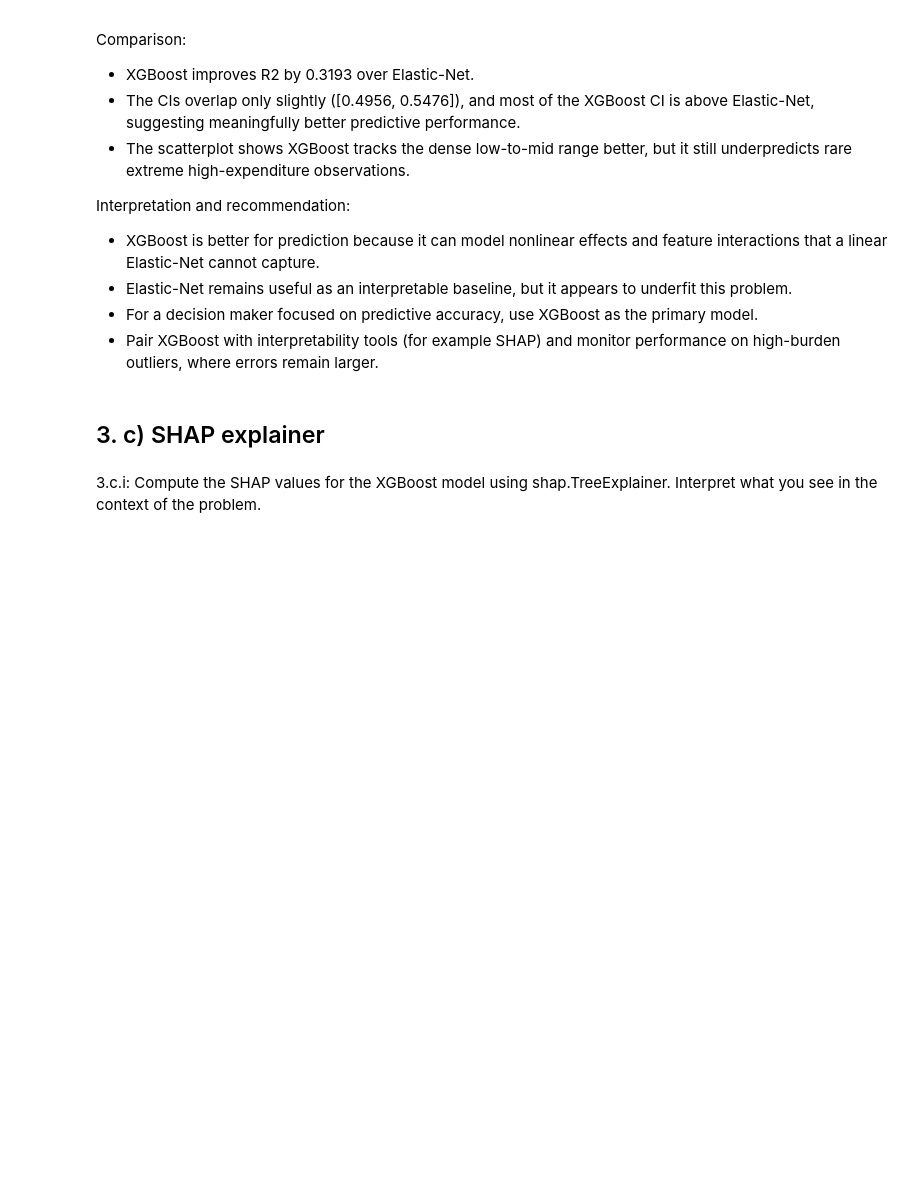
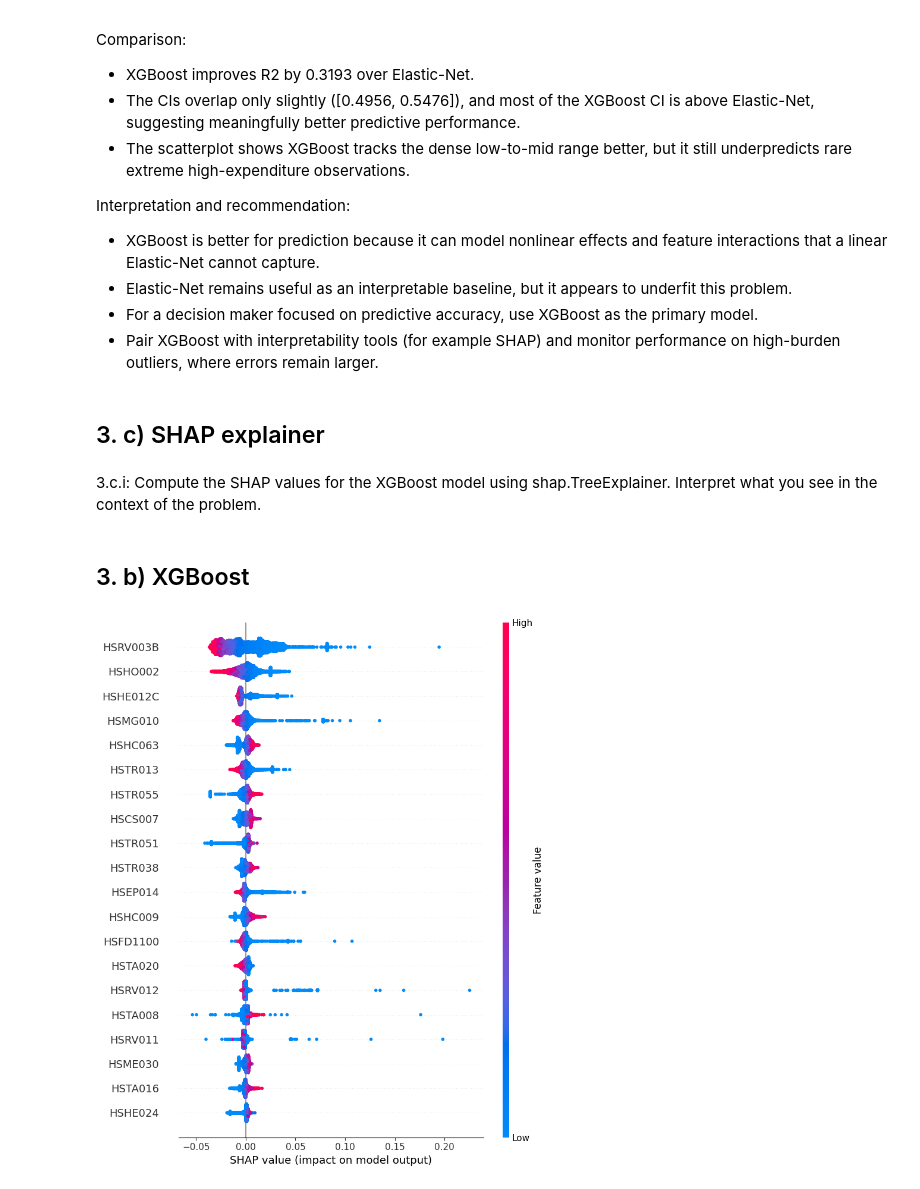
Before and after one commit to PhilippMayorov/UG39_Group_Project, a Jupyter notebook: CAD_household_analysis.ipynb, the cells around one changed output. Cells and saved outputs as stored; diff of their text form; code cells hidden in the pictures; blank space fills up the shorter version.

```diff
--- a/CAD_household_analysis.ipynb
+++ b/CAD_household_analysis.ipynb
@@ -948,3 +948,19 @@ Interpretation and recommendation:
 # %% [markdown]
 3.c.i:  Compute the SHAP values for the XGBoost model using shap.TreeExplainer.
 Interpret what you see in the context of the problem.
+# %% [markdown]
+## 3. b) XGBoost
+# %%
+# Use the best-tuned XGBoost model from GridSearch
+best_xgb = grid_xgb.best_estimator_
+
+# Apply SHAP to the best XGBoost model
+X_test_df = pd.DataFrame(X_test, columns =feature_cols)
+explainer = shap.Explainer(best_xgb)
+shap_values = explainer(X_test_df)
+
+# Generate SHAP Summary Plot
+plt.figure(figsize = (10, 6))
+shap.summary_plot(shap_values, X_test_df)
+# %% [output]
+[figure, added]
```
Also changed, not shown: parts of 14 cells of this notebook.
